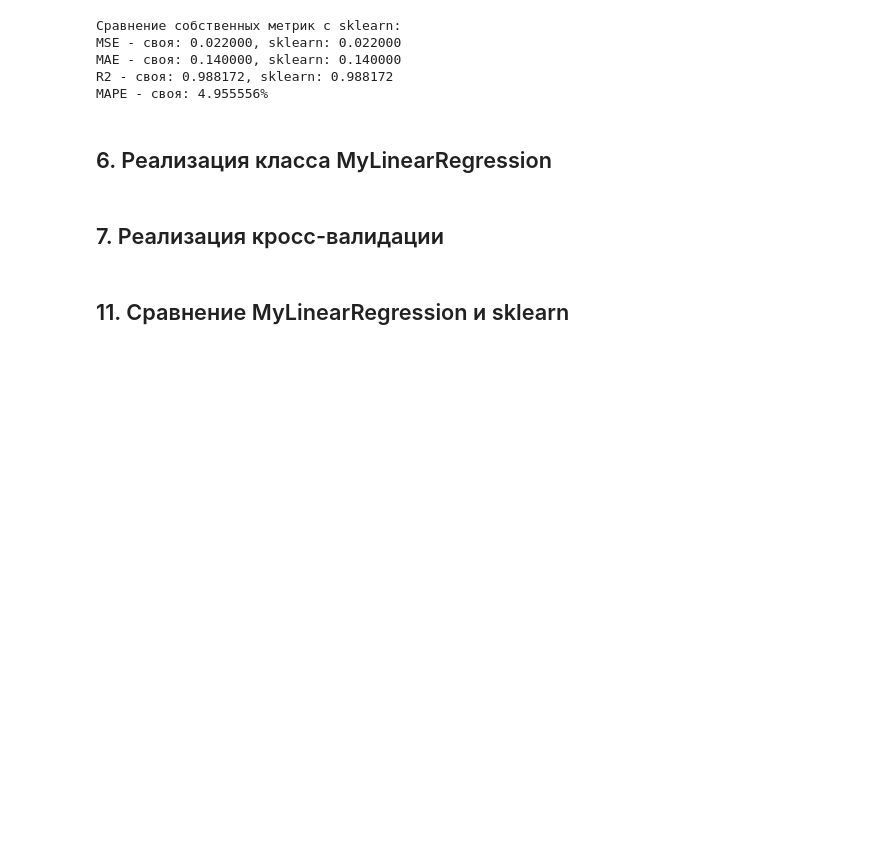
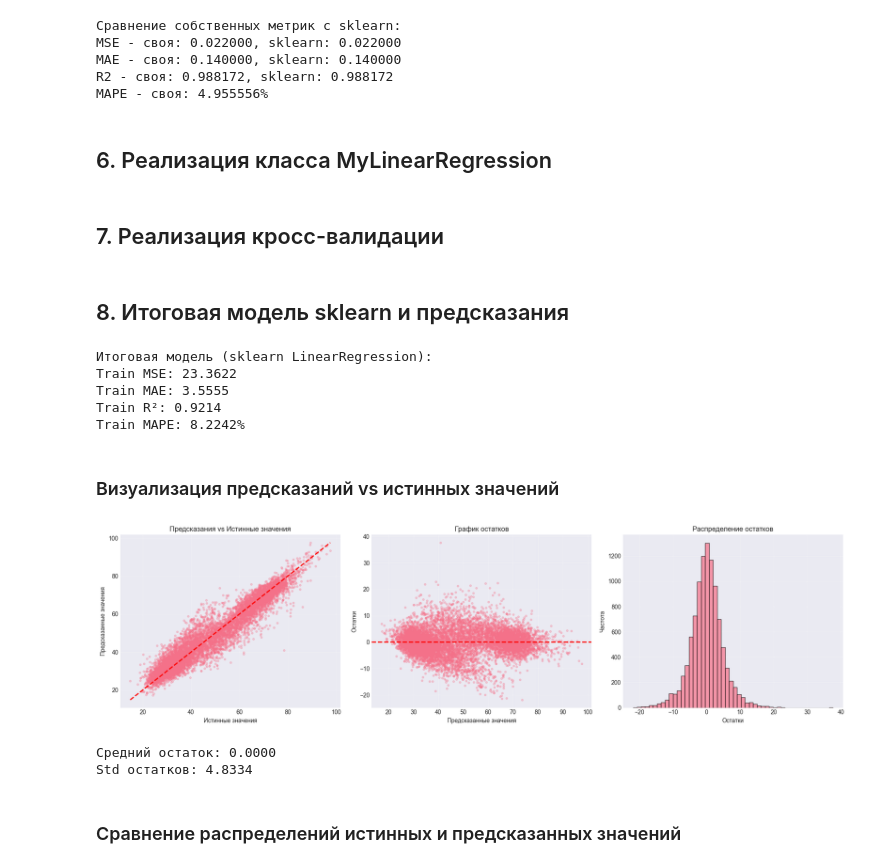
Before and after one commit to NikitaKoros/ml-5-sem, a Jupyter notebook: lab1/lab1.ipynb, the cells around one changed output. Cells and saved outputs as stored; diff of their text form; code cells hidden in the pictures; blank space fills up the shorter version.

```diff
--- a/lab1/lab1.ipynb
+++ b/lab1/lab1.ipynb
@@ -884,5 +884,66 @@ class LeaveOneOutCV:
             test_indices = np.array([i])
             train_indices = np.concatenate([np.arange(0, i), np.arange(i+1, n_samples)])
             yield train_indices, test_indices
+# %% [markdown]
+## 8. Итоговая модель sklearn и предсказания
+# %%
+final_model = SklearnLR()
+final_model.fit(X_selected_train, y_train)
+
+y_train_pred_final = final_model.predict(X_selected_train)
+y_test_pred_final = final_model.predict(X_selected_test)
+y_test_pred_final = np.clip(y_test_pred_final, 0.0, 100.0)
+
+final_mse = mse(y_train, y_train_pred_final)
+final_mae = mae(y_train, y_train_pred_final)
+final_r2 = r2(y_train, y_train_pred_final)
+final_mape = mape(y_train, y_train_pred_final)
+
+print("Итоговая модель (sklearn LinearRegression):")
+print(f"Train MSE: {final_mse:.4f}")
+print(f"Train MAE: {final_mae:.4f}")
+print(f"Train R²: {final_r2:.4f}")
+print(f"Train MAPE: {final_mape:.4f}%")
+# %% [output]
+Итоговая модель (sklearn LinearRegression):
+Train MSE: 23.3622
+Train MAE: 3.5555
+Train R²: 0.9214
+Train MAPE: 8.2242%
+# %% [markdown]
+### Визуализация предсказаний vs истинных значений
+# %%
+fig, axes = plt.subplots(1, 3, figsize=(18, 5))
+
+axes[0].scatter(y_train, y_train_pred_final, alpha=0.3, s=10)
+axes[0].plot([y_train.min(), y_train.max()], [y_train.min(), y_train.max()], 'r--', lw=2)
+axes[0].set_xlabel('Истинные значения')
+axes[0].set_ylabel('Предсказанные значения')
+axes[0].set_title('Предсказания vs Истинные значения')
+axes[0].grid(True, alpha=0.3)
+
+residuals = y_train - y_train_pred_final
+axes[1].scatter(y_train_pred_final, residuals, alpha=0.3, s=10)
+axes[1].axhline(y=0, color='r', linestyle='--', lw=2)
+axes[1].set_xlabel('Предсказанные значения')
+axes[1].set_ylabel('Остатки')
+axes[1].set_title('График остатков')
+axes[1].grid(True, alpha=0.3)
+
+axes[2].hist(residuals, bins=50, edgecolor='black', alpha=0.7)
+axes[2].set_xlabel('Остатки')
+axes[2].set_ylabel('Частота')
+axes[2].set_title('Распределение остатков')
+axes[2].grid(True, alpha=0.3)
+
+plt.tight_layout()
+plt.show()
+
+print(f"\nСредний остаток: {residuals.mean():.4f}")
+print(f"Std остатков: {residuals.std():.4f}")
+# %% [output]
+[figure, added]
+Средний остаток: 0.0000
+Std остатков: 4.8334
 # %% [markdown]
-## 11. Сравнение MyLinearRegression и sklearn
+### Сравнение распределений истинных и предсказанных значений
```
Also changed, not shown: parts of 13 cells of this notebook.
